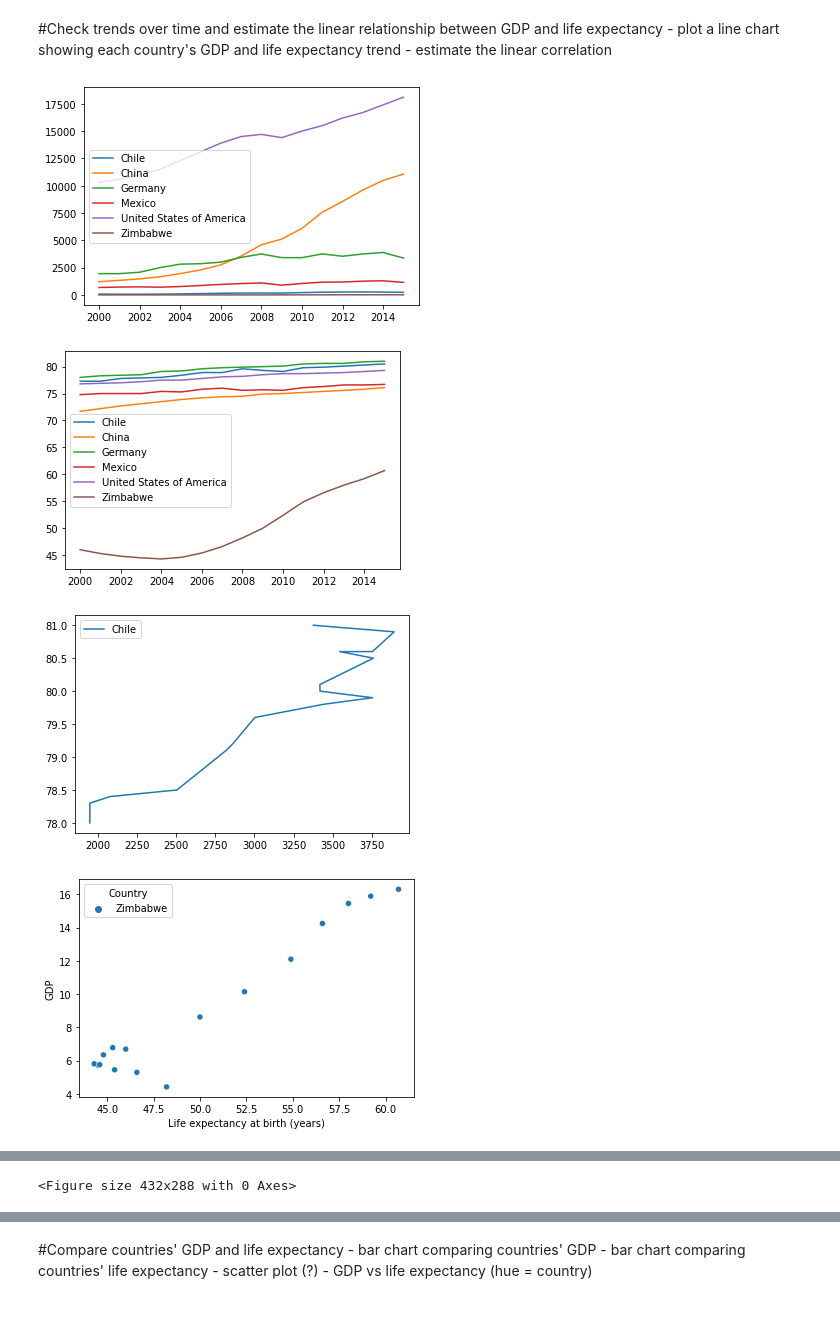
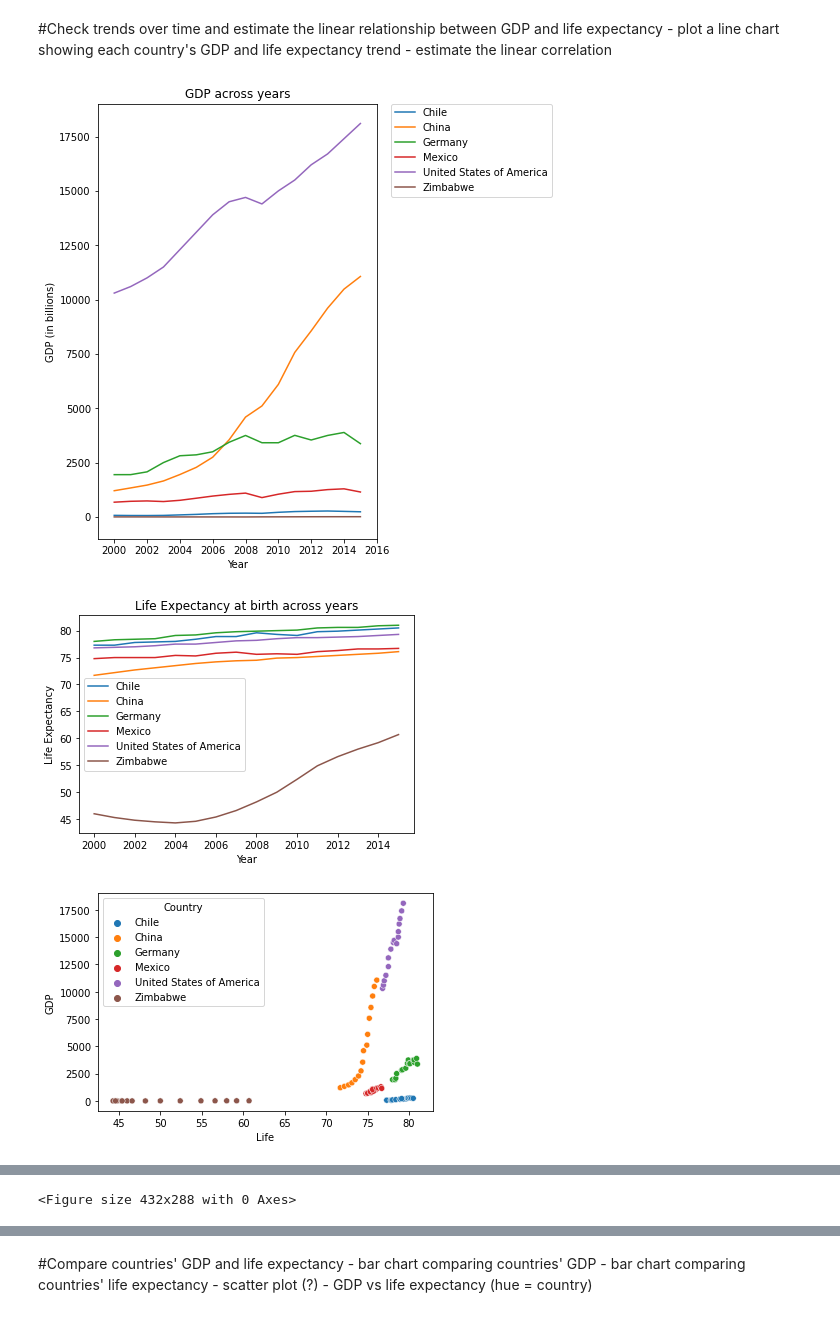
Before and after one commit to R0go/GDP_Life_Expectancy, a Jupyter notebook: life_expectancy_gdp.ipynb, the cells around one changed output, grey strips where cells are left out. Cells and saved outputs as stored; diff of their text form; code cells hidden in the pictures.

Commit message:
Improved charts from the 1st goal; started toying with statsmodels

```diff
--- a/life_expectancy_gdp.ipynb
+++ b/life_expectancy_gdp.ipynb
@@ -8,6 +8,7 @@ import seaborn as sns
 #import statsmodels
 import matplotlib.pyplot as plt
 #import math
+
 
 #testing the pandas and numpy
 
@@ -29,6 +30,7 @@ data_chile = data_file[data_file['Country']=='Chile']
 
 #Working out GDP values
 data_file.GDP = data_file['GDP'].apply(lambda x: round((x / 1000000000),4))
+data_file.rename(columns = {'Life expectancy at birth (years)':'Life'}, inplace = True)
 print(data_file.head())
 print(data_file.Country.unique())
 # %% [output]
@@ -73,43 +75,50 @@ print(np.max(data_file.GDP))
 	- estimate the linear correlation
 # %%
 
-
+plt.figure(figsize=[5,8])
 for i in data_file.Country.unique():
     yvalues= data_file['GDP'][data_file['Country']==i]
     xvalues= data_file['Year'][data_file['Country']==i]
     plt.plot(xvalues, yvalues)
-plt.legend(data_file.Country.unique())
+plt.legend(data_file.Country.unique(), bbox_to_anchor=(1.05, 1),loc='upper left', borderaxespad=0.)
+plt.axis([1999,2016,-1000,19000])
+plt.title("GDP across years")
+plt.xlabel('Year')
+plt.ylabel('GDP (in billions)')
 plt.show()
 plt.clf()
 
 for i in data_file.Country.unique():
-    yvalues= data_file['Life expectancy at birth (years)'][data_file['Country']==i]
+    yvalues= data_file['Life'][data_file['Country']==i]
     xvalues= data_file['Year'][data_file['Country']==i]
     plt.plot(xvalues, yvalues)
+
 plt.legend(data_file.Country.unique())
+plt.title("Life Expectancy at birth across years")
+plt.xlabel('Year')
+plt.ylabel('Life Expectancy')
 plt.show()
 plt.clf()
 
-country_list = ['Germany']
-for i in country_list:
-    yvalues= data_file['Life expectancy at birth (years)'][data_file['Country']==i]
-    xvalues= data_file['GDP'][data_file['Country']==i]
-    plt.plot(xvalues, yvalues)
-plt.legend(data_file.Country.unique())
+# country_list = ['Germany']
+# for i in country_list:
+#     yvalues= data_file['Life expectancy at birth (years)'][data_file['Country']==i]
+#     xvalues= data_file['GDP'][data_file['Country']==i]
+#     plt.plot(xvalues, yvalues)
+# plt.legend(data_file.Country.unique())
+# plt.show()
+# plt.clf()
+
+
+# sns.scatterplot(y = 'GDP', x = 'Life expectancy at birth (years)', data = data_file[data_file['Country']=="Zimbabwe"], hue = 'Country')
+# plt.show()
+# plt.clf()
+
+
+sns.scatterplot(y = 'GDP', x = 'Life', data = data_file, hue = 'Country')
 plt.show()
 plt.clf()
-
-
-sns.scatterplot(y = 'GDP', x = 'Life expectancy at birth (years)', data = data_file[data_file['Country']=="Zimbabwe"], hue = 'Country')
-plt.show()
-plt.clf()
-
-
-sns.scatterplot(y = 'GDP', x = 'Life expectancy at birth (years)', data = data_file, hue = 'Country')
-plt.show()
-plt.clf()
 # %% [output]
-[figure, old version]
+[figure, new version]
-[figure, old version]
+[figure, new version]
-[figure, old version]
+[figure, new version]
-[figure, removed]
```
Also changed, not shown: parts of 2 cells of this notebook.
